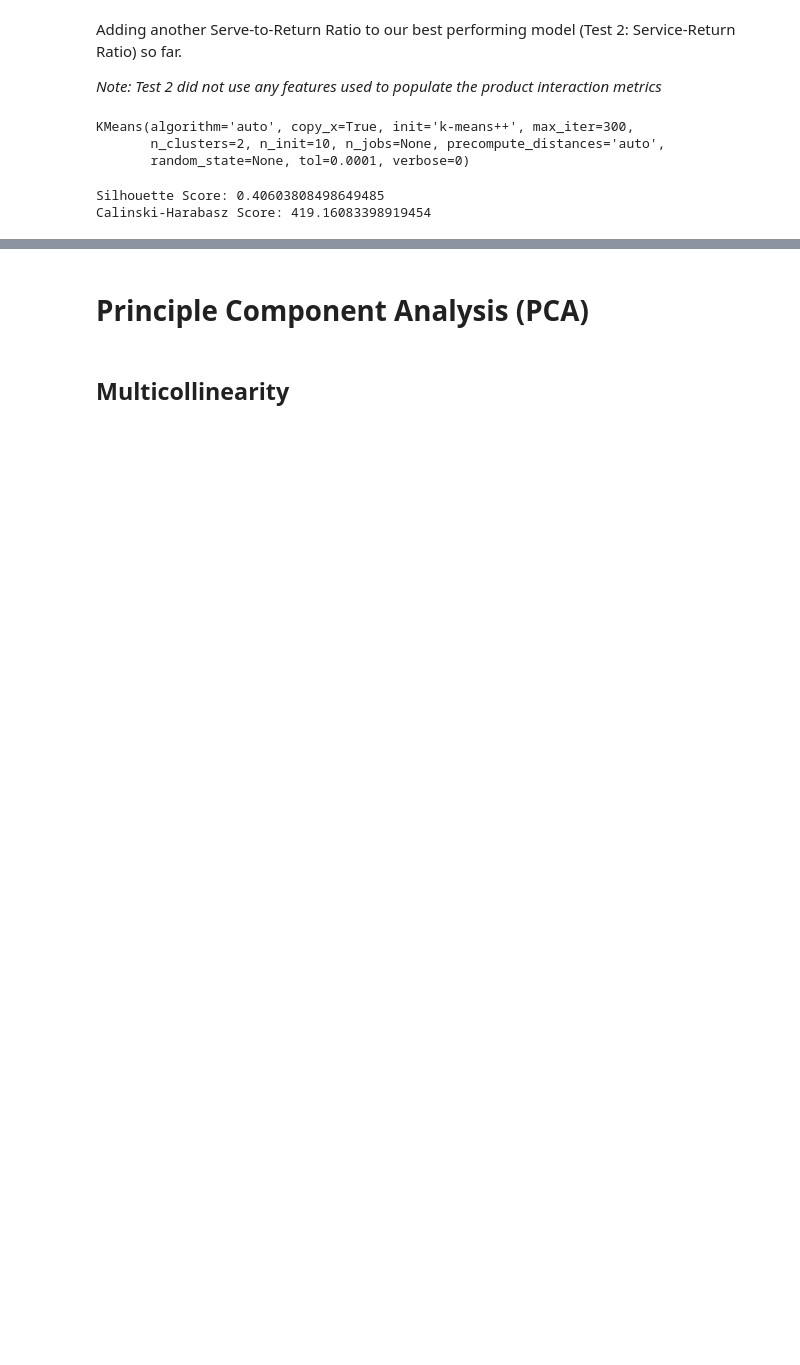
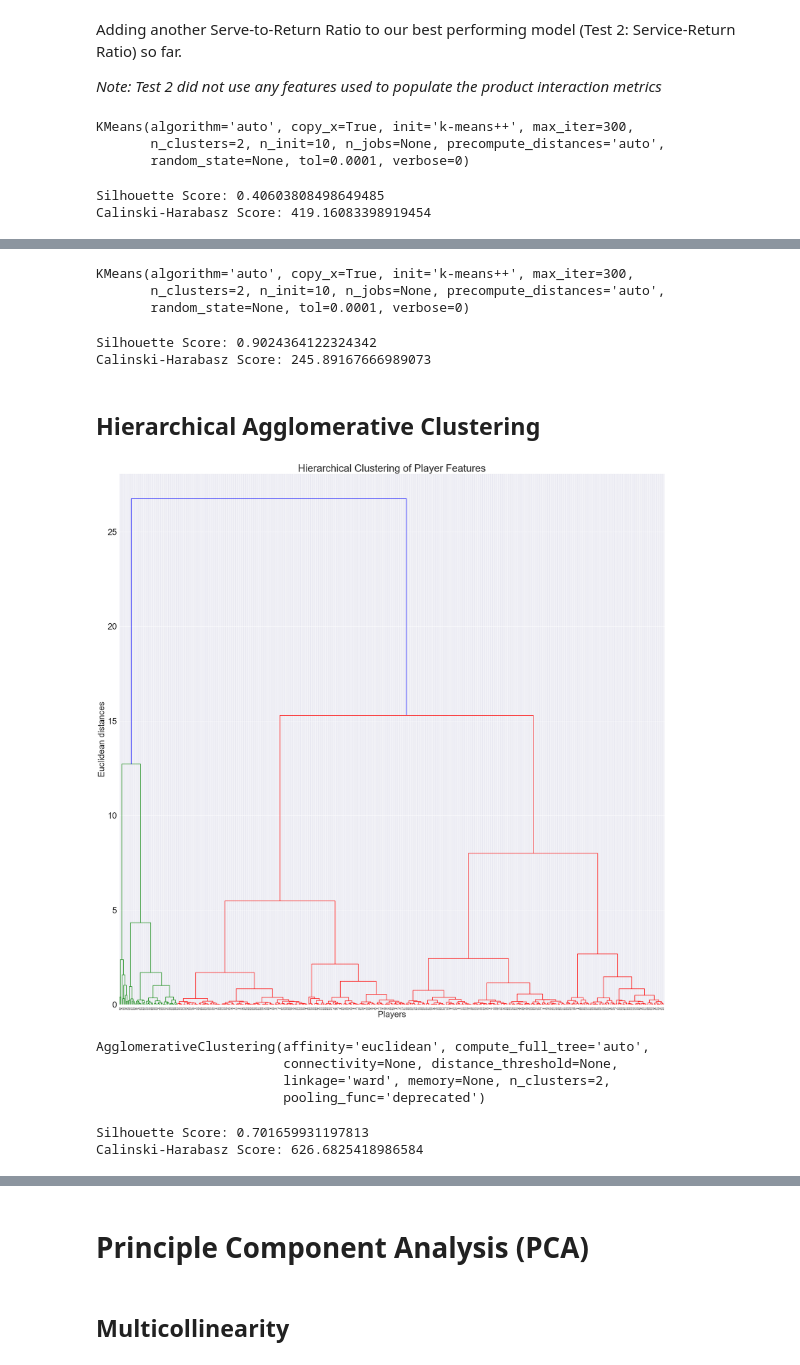
Before and after one commit to songyingho/atptour_analysis, a Jupyter notebook: clustering/clustering.ipynb, the cells around one changed output, grey strips where cells are left out. Drawn from its saved outputs; the diff is of its cells as text; code cells hidden in the pictures; blank space fills up the shorter version.

```diff
--- a/clustering/clustering.ipynb
+++ b/clustering/clustering.ipynb
@@ -7,16 +7,20 @@ pd.set_option('display.max_columns', 100)
 
 from sklearn import metrics
 from sklearn.cluster import KMeans
+from sklearn.cluster import AgglomerativeClustering
+
 from sklearn.preprocessing import LabelEncoder
 from sklearn.preprocessing import MinMaxScaler
 from sklearn.decomposition import PCA
 
+import scipy.cluster.hierarchy as sch
 from scipy.spatial.distance import cdist
 
 import seaborn as sns
 import matplotlib.pyplot as plt
 %matplotlib inline
 sns.set_style("darkgrid")
+plt.rcParams['figure.figsize'] = (30,30)
 
 import warnings
 warnings.filterwarnings("ignore")
@@ -410,0 +436,41 @@ Calinski-Harabasz Score: 419.16083398919454
+# %%
+k_means12 = KMeans(n_clusters=2)
+k_means12.fit(df_test12)
+# %% [output]
+KMeans(algorithm='auto', copy_x=True, init='k-means++', max_iter=300,
+       n_clusters=2, n_init=10, n_jobs=None, precompute_distances='auto',
+       random_state=None, tol=0.0001, verbose=0)
+# %%
+labels12 = k_means12.labels_
+
+print(f"Silhouette Score: {metrics.silhouette_score(df_test12, labels12, metric='euclidean')}")
+print(f"Calinski-Harabasz Score: {metrics.calinski_harabasz_score(df_test12, labels12)}")
+# %% [output]
+Silhouette Score: 0.9024364122324342
+Calinski-Harabasz Score: 245.89167666989073
+# %% [markdown]
+## Hierarchical Agglomerative Clustering
+# %%
+dendrogram = sch.dendrogram(sch.linkage(df_test2, method  = "ward"))
+plt.title('Hierarchical Clustering of Player Features')
+plt.xlabel('Players')
+plt.ylabel('Euclidean distances')
+plt.show()
+# %% [output]
+[figure, added]
+# %%
+hc_test1 = AgglomerativeClustering(n_clusters = 2, affinity = 'euclidean', linkage ='ward')
+hc_test1.fit(df_test2)
+# %% [output]
+AgglomerativeClustering(affinity='euclidean', compute_full_tree='auto',
+                        connectivity=None, distance_threshold=None,
+                        linkage='ward', memory=None, n_clusters=2,
+                        pooling_func='deprecated')
+# %%
+hc_labels1 = hc_test1.labels_
+
+print(f"Silhouette Score: {metrics.silhouette_score(df_test2, hc_labels1, metric='euclidean')}")
+print(f"Calinski-Harabasz Score: {metrics.calinski_harabasz_score(df_test2, hc_labels1)}")
+# %% [output]
+Silhouette Score: 0.701659931197813
+Calinski-Harabasz Score: 626.6825418986584
```
Also changed, not shown: parts of 57 cells of this notebook, 11 other files.
